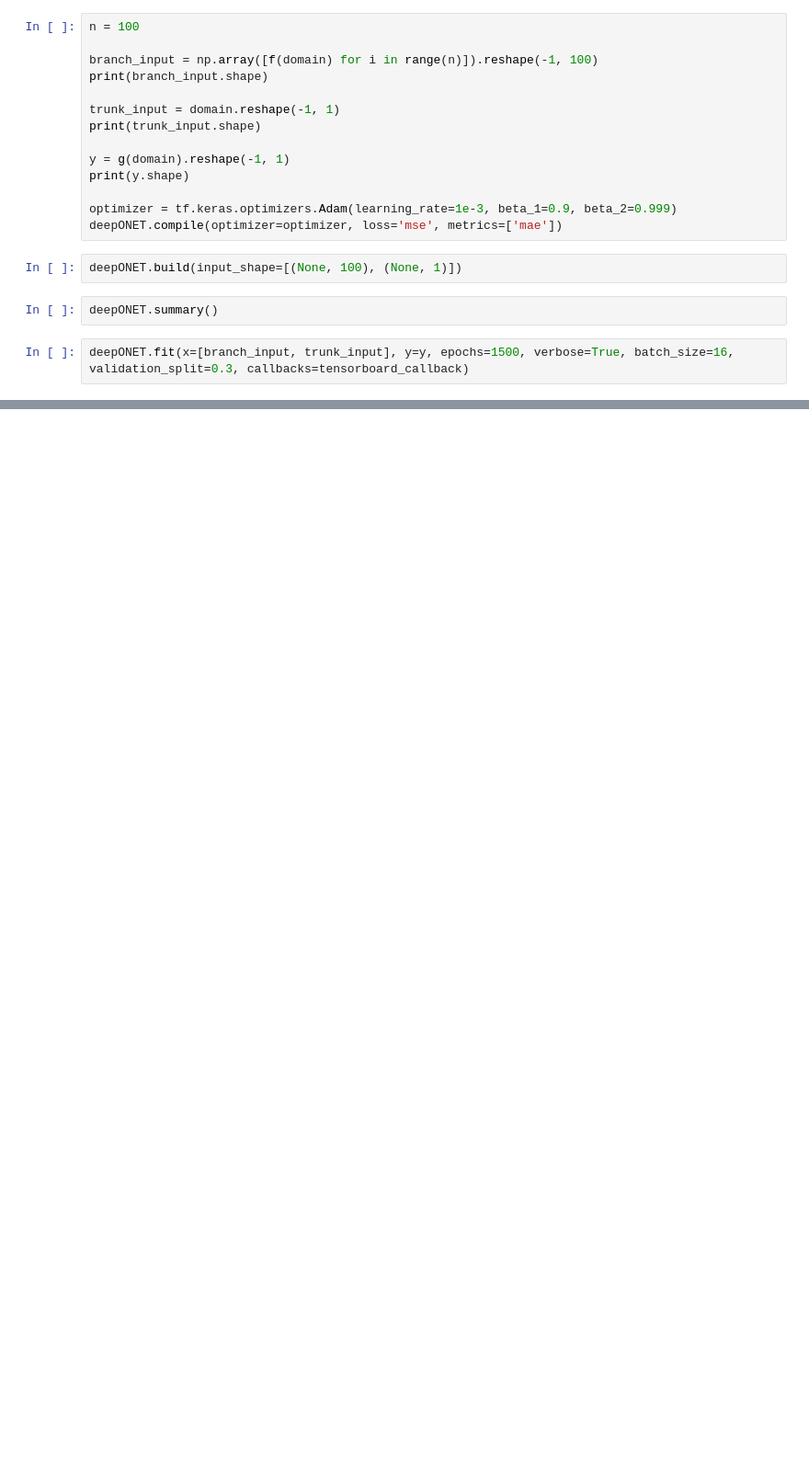
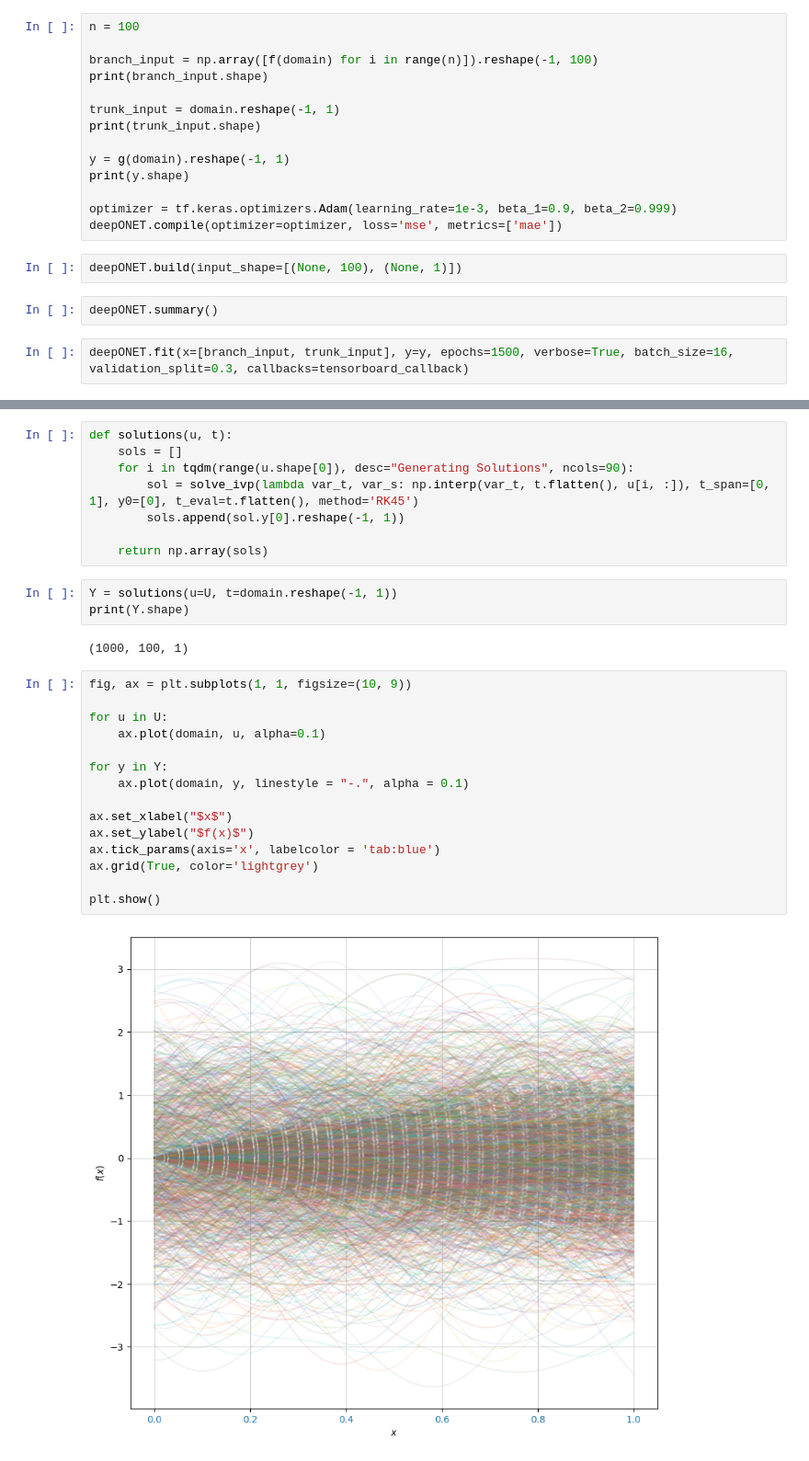
Before and after one commit to bkr11a/DeepONetPlayground, a Jupyter notebook: DeepONetTutorial.ipynb, the cells around one changed output, grey strips where cells are left out. Shown at 92% size. Saved outputs shown, nothing was run; the diff lists cells and outputs as text; blank space fills up the shorter version.

```diff
--- a/DeepONetTutorial.ipynb
+++ b/DeepONetTutorial.ipynb
@@ -76,0 +108,30 @@ deepONET.fit(x=[branch_input, trunk_input], y=y, epochs=1500, verbose=True, batc
+# %%
+def solutions(u, t):
+    sols = []
+    for i in tqdm(range(u.shape[0]), desc="Generating Solutions", ncols=90):
+        sol = solve_ivp(lambda var_t, var_s: np.interp(var_t, t.flatten(), u[i, :]), t_span=[0, 1], y0=[0], t_eval=t.flatten(), method='RK45')
+        sols.append(sol.y[0].reshape(-1, 1))
+
+    return np.array(sols)
+# %%
+Y = solutions(u=U, t=domain.reshape(-1, 1))
+print(Y.shape)
+# %% [output]
+(1000, 100, 1)
+# %%
+fig, ax = plt.subplots(1, 1, figsize=(10, 9))
+
+for u in U:
+    ax.plot(domain, u, alpha=0.1)
+
+for y in Y:
+    ax.plot(domain, y, linestyle = "-.", alpha = 0.1)
+
+ax.set_xlabel("$x$")
+ax.set_ylabel("$f(x)$")
+ax.tick_params(axis='x', labelcolor = 'tab:blue')
+ax.grid(True, color='lightgrey')
+
+plt.show()
+# %% [output]
+[figure, added]
```
Also changed, not shown: parts of 20 cells of this notebook, 9 other files.
